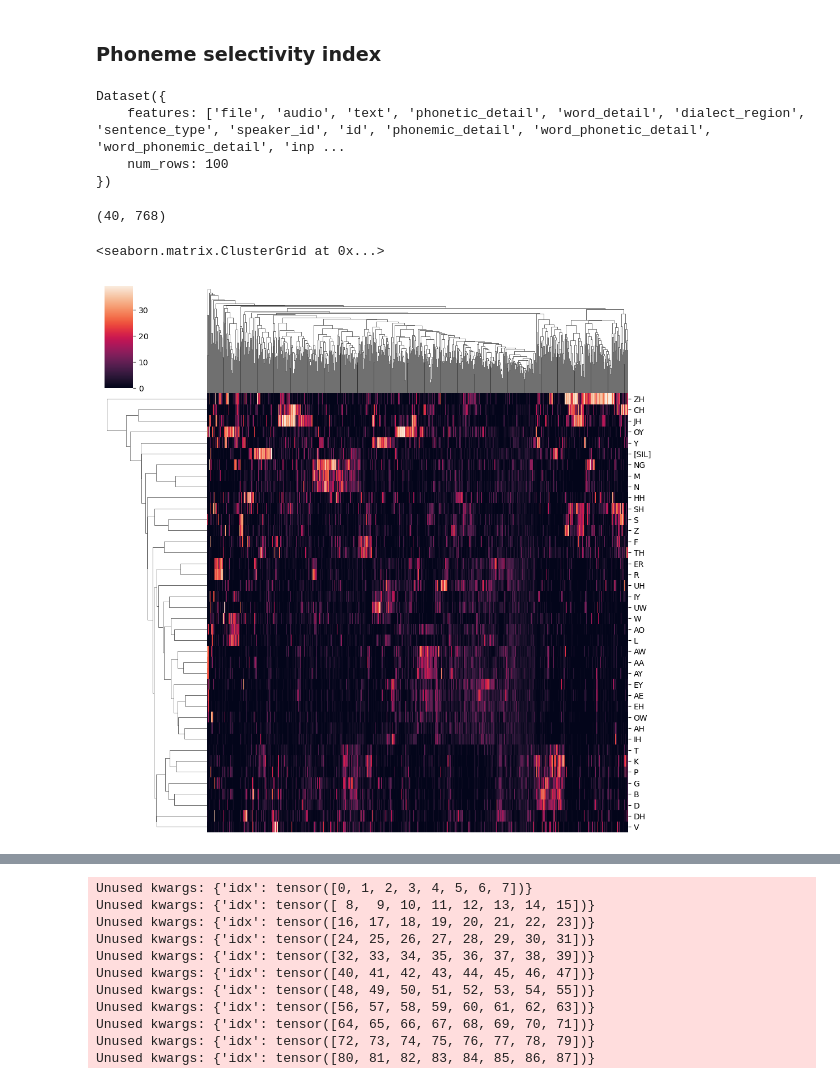
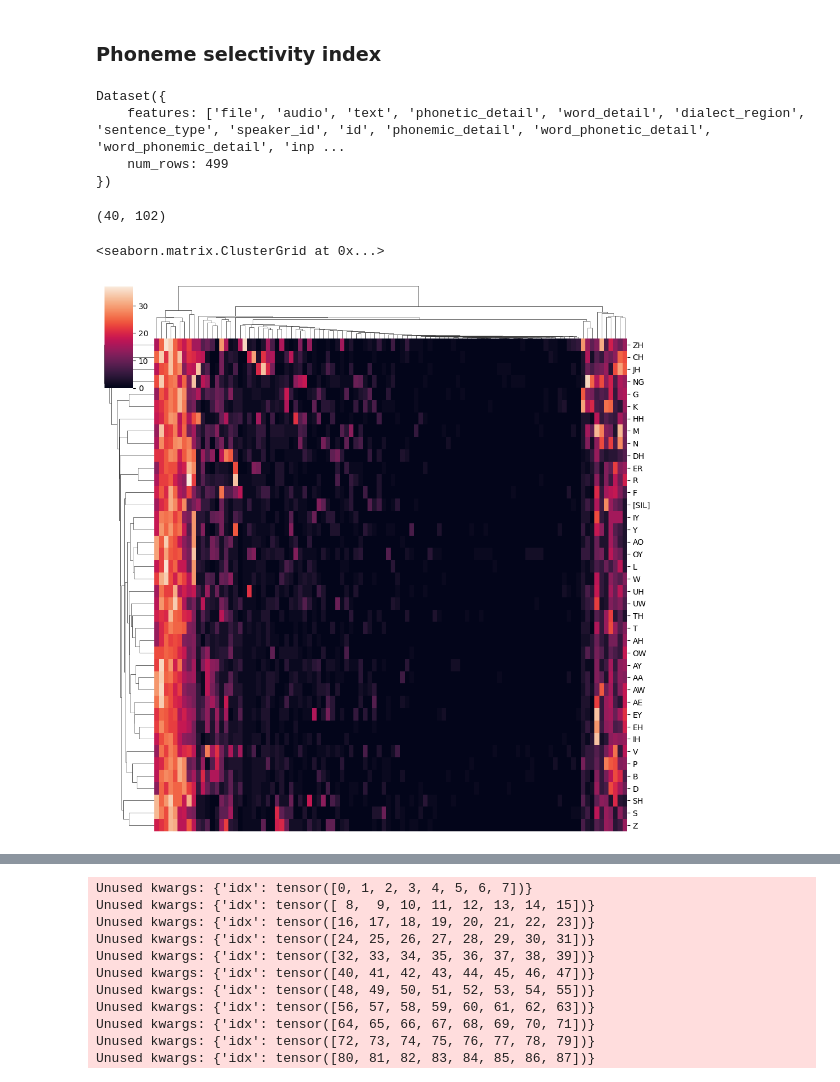
Before and after one commit to hans/ideal-word-representations, a Jupyter notebook: 20231121 acoustic-phonetic.ipynb, the cells around one changed output, grey strips where cells are left out. Saved outputs shown, nothing was run; the diff lists cells and outputs as text; code cells hidden in the pictures.

```diff
--- a/20231121 acoustic-phonetic.ipynb
+++ b/20231121 acoustic-phonetic.ipynb
@@ -390,7 +418,7 @@ feature_responses_mat /= feature_responses_mat.std(axis=2, keepdims=True)
 # For each feature--hidden unit pair, calculate feature selectivity index:
 # FSI_ij receives 1 point for every feature to which hidden unit i responds
 # more weakly than it did to feature j by a threshold (0.15).
-feature_selectivity_threshold = 2
+feature_selectivity_threshold = 0.01
 feature_selectivity = np.zeros_like(feature_responses_mat)
 
 for layer_idx in range(feature_selectivity.shape[0]):
@@ -402,4 +430,4 @@ for layer_idx in range(feature_selectivity.shape[0]):
                 feature_responses_mat[layer_idx, hidden_idx, :feature_idx],
                 feature_responses_mat[layer_idx, hidden_idx, feature_idx + 1:],
             ])
-            feature_selectivity[layer_idx, hidden_idx, feature_idx] = ((feature_response - other_feature_responses) > feature_selectivity_threshold).sum()
+            feature_selectivity[layer_idx, hidden_idx, feature_idx] = (np.abs(feature_response - other_feature_responses) > feature_selectivity_threshold).sum()
@@ -443,7 +456,7 @@ eval_dataset.map(update_all_phonemes)
 all_phonemes = sorted(all_phonemes)
 # %%
 # DEV
-phoneme_eval_layers = [0, 5, 12]
+phoneme_eval_layers = [0, 3, 5]
 
 # First characterize the response of each hidden unit to each feature
 # as the mean activation of the hidden unit over a 0-60ms time window
@@ -468,11 +481,11 @@ def add_phoneme_responses(item, eval_layers=None, model_sfreq=50):
             if not np.isnan(phoneme_response).any():
                 phoneme_responses[layer, phoneme].append(phoneme_response)
 
-eval_dataset.select(range(100)).map(add_phoneme_responses, fn_kwargs={"eval_layers": phoneme_eval_layers})
+eval_dataset.map(add_phoneme_responses, fn_kwargs={"eval_layers": phoneme_eval_layers})
 # %% [output]
 Dataset({
     features: ['file', 'audio', 'text', 'phonetic_detail', 'word_detail', 'dialect_region', 'sentence_type', 'speaker_id', 'id', 'phonemic_detail', 'word_phonetic_detail', 'word_phonemic_detail', 'inp ...
-    num_rows: 100
+    num_rows: 499
 })
 # %%
 # phoneme_responses_mat: num_layers * hidden_size * num_phonemes
@@ -481,13 +494,13 @@ phoneme_responses_mat = np.array([[np.array(phoneme_responses[layer, phoneme]).m
                                   for layer in phoneme_eval_layers])
 phoneme_responses_mat = phoneme_responses_mat.transpose(0, 2, 1)
 # %%
-phoneme_responses_mat -= phoneme_responses_mat.mean(axis=2, keepdims=True)
-phoneme_responses_mat /= phoneme_responses_mat.std(axis=2, keepdims=True)
+# phoneme_responses_mat -= phoneme_responses_mat.mean(axis=2, keepdims=True)
+# phoneme_responses_mat /= phoneme_responses_mat.std(axis=2, keepdims=True)
 # %%
 # For each feature--hidden unit pair, calculate feature selectivity index:
 # FSI_ij receives 1 point for every feature to which hidden unit i responds
 # more weakly than it did to feature j by a threshold (0.15).
-phoneme_selectivity_threshold = 2
+phoneme_selectivity_threshold = 0.5
 phoneme_selectivity = np.zeros_like(phoneme_responses_mat)
 
 for layer_idx in range(phoneme_selectivity.shape[0]):
@@ -499,14 +512,15 @@ for layer_idx in range(phoneme_selectivity.shape[0]):
                 phoneme_responses_mat[layer_idx, hidden_idx, :phoneme_idx],
                 phoneme_responses_mat[layer_idx, hidden_idx, phoneme_idx + 1:],
             ])
-            phoneme_selectivity[layer_idx, hidden_idx, phoneme_idx] = ((phoneme_response - other_phoneme_responses) > phoneme_selectivity_threshold).sum()
+            phoneme_selectivity[layer_idx, hidden_idx, phoneme_idx] = (np.abs(phoneme_response - other_phoneme_responses) > phoneme_selectivity_threshold).sum()
 # %%
-plot_layer = 0
+plot_layer = 2
 plot_data = phoneme_selectivity[plot_layer].T
 plot_data = plot_data[:, plot_data.sum(axis=0) > 0]
+# plot_data = plot_data[:, np.random.choice(plot_data.shape[1], size=100, replace=False)]
 print(plot_data.shape)
-sns.clustermap(plot_data, yticklabels=all_phonemes, xticklabels=False)
+sns.clustermap(plot_data, yticklabels=all_phonemes, xticklabels=False, dendrogram_ratio=0.1,)
 # %% [output]
-(40, 768)
+(40, 102)
 <seaborn.matrix.ClusterGrid at 0x...>
-[figure, old version]
+[figure, new version]
```
Also changed, not shown: parts of 34 cells of this notebook.
